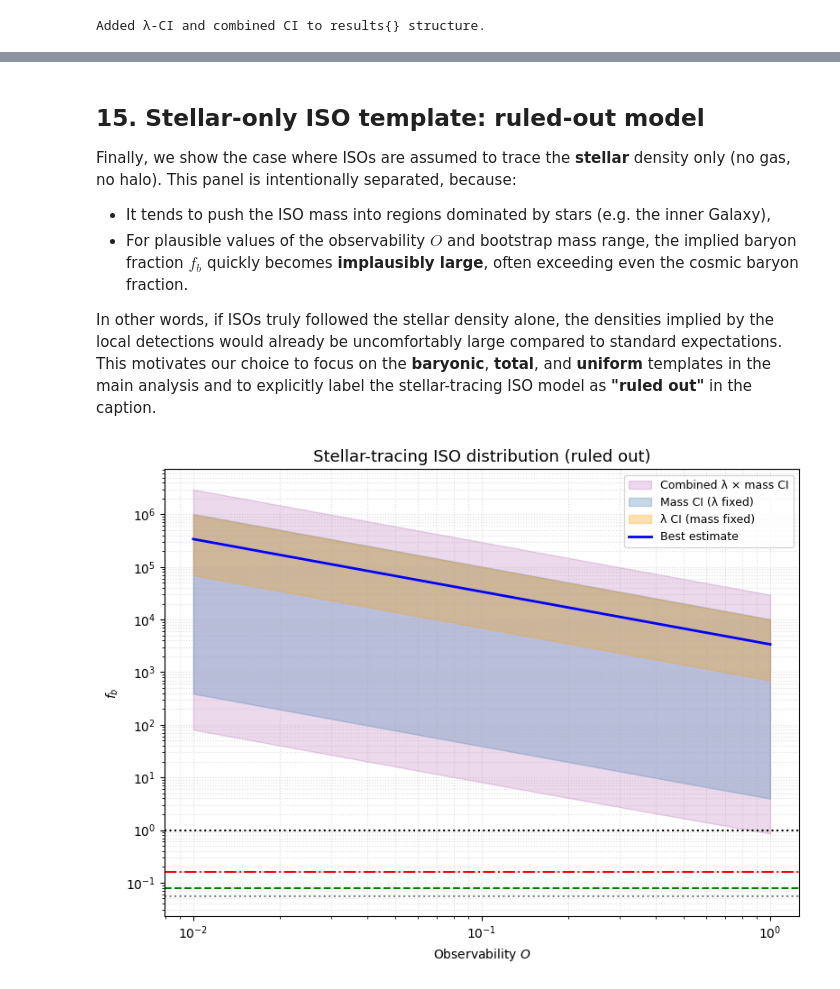
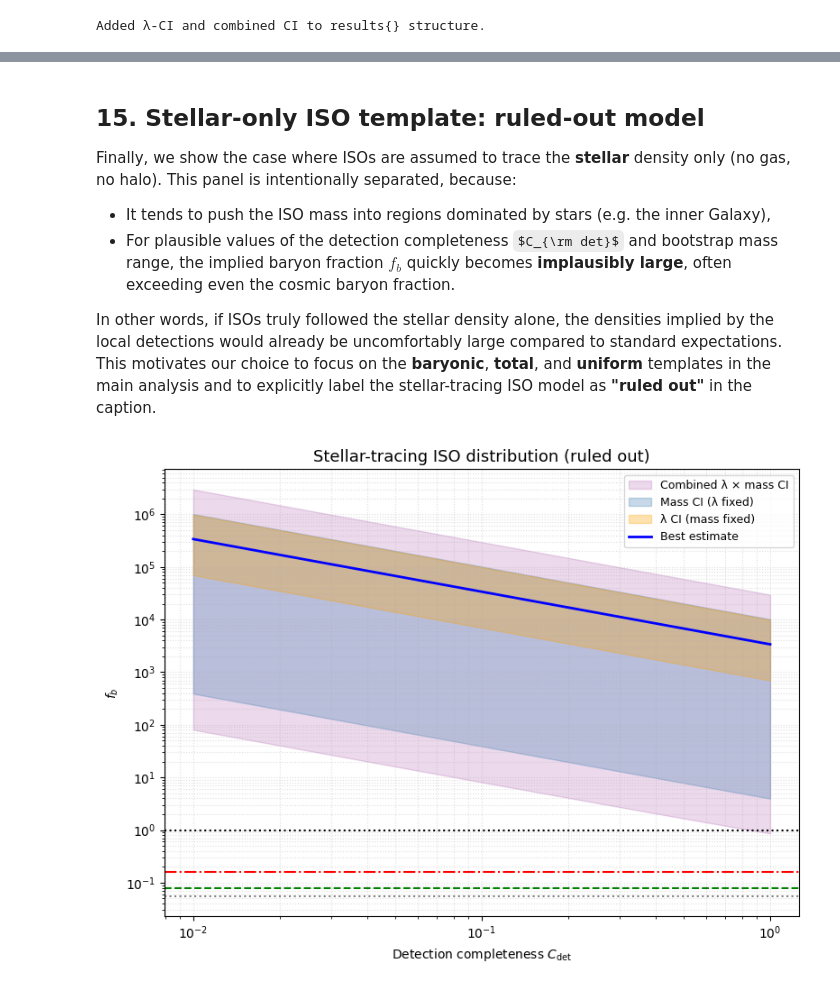
Before and after one commit to mariansiwiak/ISODensity, a Jupyter notebook: ISO_Density.ipynb, the cells around one changed output, grey strips where cells are left out. Drawn from its saved outputs; the diff is of its cells as text; code cells hidden in the pictures; some formulas as TeX source.

```diff
--- a/ISO_Density.ipynb
+++ b/ISO_Density.ipynb
@@ -386,14 +421,14 @@ observability-corrected quantities, plus the baseline, number of detections
 and the average detection radius.
 # %%
-def compute_LIMD(data, observability=1.0):
+def compute_LIMD(data, completeness=1.0):
     """
-    Compute local ISO number density and LIMD for a given observability O.
+    Compute local ISO number density and LIMD for a given detection completeness C_det.
 
     Parameters
     ----------
     data : dict or DataFrame
         Must contain: mass [kg], R_detect_AU [AU], date [datetime], velocity [m/s].
-    observability : float
+    completeness : float
         Detection completeness O in (0,1].
 
     Returns
@@ -401,8 +436,8 @@ def compute_LIMD(data, observability=1.0):
     dict
         Contains observed and true densities and basic sample diagnostics.
     """
-    if observability <= 0 or observability > 1:
-        raise ValueError("observability must be within (0,1].")
+    if completeness <= 0 or completeness > 1:
+        raise ValueError("Detection completeness must be within (0,1].")
 
     records = _extract_records(data)
 
@@ -435,13 +470,13 @@ def compute_LIMD(data, observability=1.0):
     # Observed ISO number density (no completeness correction)
     n_ISO = lam / (A * v_avg)  # [m^-3]
 
-    # True number density (corrected by observability)
-    n_ISO_true = n_ISO / observability   # [m^-3]
+    # True number density (corrected by detection completeness)
+    n_ISO_true = n_ISO / completeness   # [m^-3]
 
     # Average mass and mass densities
     m_avg        = masses.mean()
     rho_LIMD     = m_avg * n_ISO             # [kg/m^3]
-    rho_LIMD_true = rho_LIMD / observability
+    rho_LIMD_true = rho_LIMD / completeness
 
     return {
         "n_ISO": n_ISO,
@@ -454,7 +489,7 @@ def compute_LIMD(data, observability=1.0):
         "N_detect": N_detect,
         "R_avg_AU": R_avg_AU,
         "v_avg_mps": v_avg,
-        "observability": observability,
+        "completeness": completeness,
         "detection_radius_m": R_avg_m/AU,
     }
 # %% [markdown]
@@ -484,6 +519,6 @@ objects = {
     "3I/ATLAS":     {"mass": 2.6e14,   "R_detect_AU": 3.20, "date": datetime(2025,7,1), "v_infty_kms": 58.0},
 }
 
-LIMD_base = compute_LIMD(objects, observability=1.0)
+LIMD_base = compute_LIMD(objects, completeness=1.0)
 LIMD_base
 # %% [output]
@@ -895,8 +930,8 @@ in the next cell.
 # Fixed observed ISO number density (O=1)
 n_ISO_obs = LIMD_base["n_ISO"]  # [m^-3]
 
-# Observability values: 1.0 → 0.01
-observability_axis = np.logspace(0, -2, 60)
+# completeness values: 1.0 → 0.01
+completeness_axis = np.logspace(0, -2, 60)
 
 results = {}  # will store outputs for each spatial template
 
@@ -910,11 +945,11 @@ for model_name, (rho_template_grid, rho_template_sun) in templates.items():
     M_IS_low_list  = []
     M_IS_high_list = []
 
-    for O in observability_axis:
+    for Cdet in completeness_axis:
         # True mass densities at the Sun (for different average masses)
-        rho_true_best = (n_ISO_obs * m_avg_best) / O
-        rho_true_low  = (n_ISO_obs * m_avg_low)  / O
-        rho_true_high = (n_ISO_obs * m_avg_high) / O
+        rho_true_best = (n_ISO_obs * m_avg_best) / Cdet
+        rho_true_low  = (n_ISO_obs * m_avg_low)  / Cdet
+        rho_true_high = (n_ISO_obs * m_avg_high) / Cdet
 
         # Integrate mass across Galaxy for this template
         M_best_kg = integrate_IS_mass(rho_true_best,
@@ -1179,7 +1211,7 @@ because:
 
 - It tends to push the ISO mass into regions dominated by stars
   (e.g. the inner Galaxy),
-- For plausible values of the observability $O$ and bootstrap mass range,
+- For plausible values of the detection completeness $C_{\rm det}$ and bootstrap mass range,
   the implied baryon fraction $f_b$ quickly becomes **implausibly large**,
   often exceeding even the cosmic baryon fraction.
 
@@ -1193,8 +1225,6 @@ analysis and to explicitly label the stellar-tracing ISO model as
 # ================================================================
 #  Figure 5: Stellar-only template plot (rejected model)
 # ================================================================
-
-import matplotlib.pyplot as plt
 
 template = "stellar"
 res = results[template]
@@ -1211,55 +1241,55 @@ plt.figure(figsize=(8, 6))
 
 # Combined λ × mass CI
 plt.fill_between(
-    observability_axis, fb_comb_low, fb_comb_high,
+    completeness_axis, fb_comb_low, fb_comb_high,
     color="purple", alpha=0.15,
     label="Combined λ × mass CI"
 )
 
 # Mass-only CI
 plt.fill_between(
-    observability_axis, fb_mass_low, fb_mass_high,
+    completeness_axis, fb_mass_low, fb_mass_high,
     color="steelblue", alpha=0.30,
     label="Mass CI (λ fixed)"
 )
 
 # λ-only CI
 plt.fill_between(
-    observability_axis, fb_lam_low, fb_lam_high,
+    completeness_axis, fb_lam_low, fb_lam_high,
     color="orange", alpha=0.30,
     label="λ CI (mass fixed)"
 )
 
 # Best-estimate curve
 plt.plot(
-    observability_axis, fb_best,
+    completeness_axis, fb_best,
     color="blue", lw=2,
     label="Best estimate"
 )
 
 # Reference lines
 plt.axhline(0.056, ls=":",  color="gray")
 plt.axhline(0.08,  ls="--", color="green")
 plt.axhline(0.158, ls="-.", color="red")
 plt.axhline(1.0,   ls=":",  color="black")
 
 plt.xscale("log")
 plt.yscale("log")
 
 plt.grid(True, which="both", ls=":", alpha=0.4)
 plt.title("Stellar-tracing ISO distribution (ruled out)", fontsize=13)
-plt.xlabel("Observability $O$")
+plt.xlabel("Detection completeness $C_{\\rm det}$")
 plt.ylabel(r"$f_b$")
 
 plt.legend(loc="upper right", fontsize=9)
 plt.tight_layout()
 
 # Save directly as PDF for JCAP
 plt.savefig("figure5.pdf", dpi=600)
 
 plt.show()
 # %% [output]
-[figure, old version]
+[figure, new version]
 # %%
 # ================================================================
 #  EXTRACTOR FOR RESULTS[] SUMMARY
```
Also changed, not shown: parts of 12 cells of this notebook.
